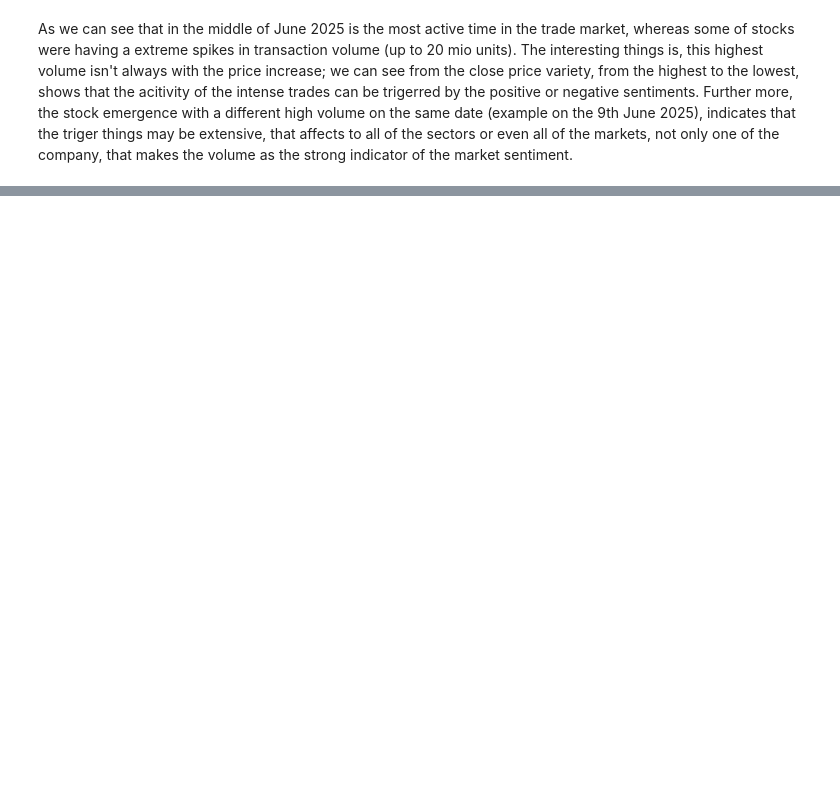
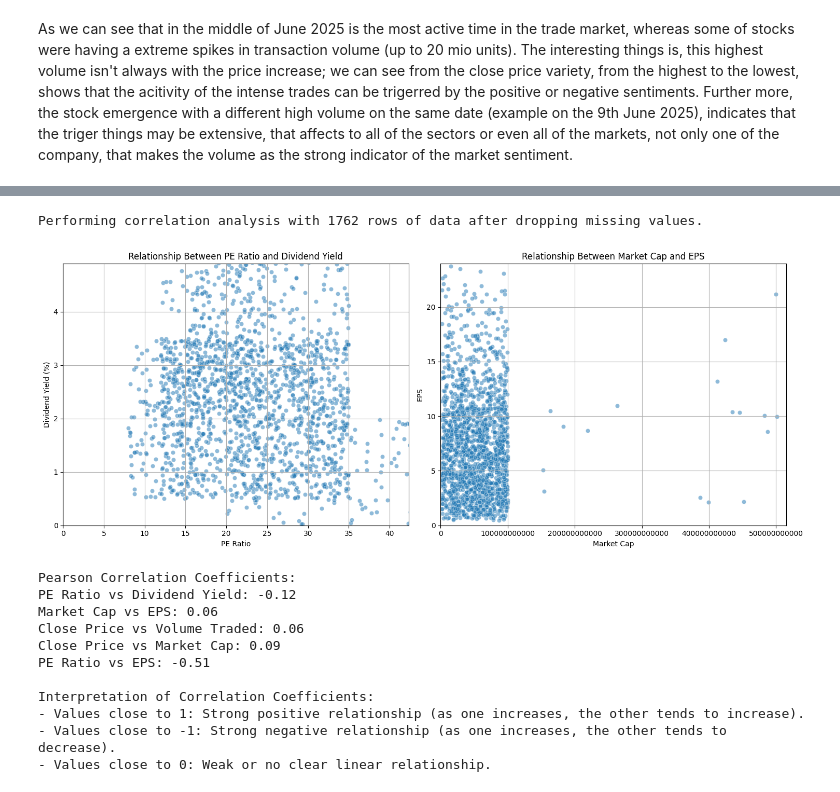
Before and after one commit to xyzaraa/trade-analysis, a Jupyter notebook: main.ipynb, the cells around one changed output, grey strips where cells are left out. Drawn from its saved outputs; the diff is of its cells as text; code cells hidden in the pictures; blank space fills up the shorter version.

Commit message:
analyze other variable

```diff
--- a/main.ipynb
+++ b/main.ipynb
@@ -184,0 +240,66 @@ As we can see that in the middle of June 2025 is the most active time in the tra
+# %%
+columns_for_correlation = ['PE Ratio', 'Dividend Yield', 'Market Cap', 'EPS', 'Close Price', 'Volume Traded']
+df_filtered_corr = df.dropna(subset=columns_for_correlation).copy()
+
+if df_filtered_corr.empty:
+    print("Warning: Not enough data after dropping missing values for correlation analysis. Please check your dataset.")
+else:
+    print(f"Performing correlation analysis with {df_filtered_corr.shape[0]} rows of data after dropping missing values.")
+    plt.figure(figsize=(15, 6))
+    plt.subplot(1, 2, 1)
+    pe_ratio_upper_bound = df_filtered_corr['PE Ratio'].quantile(0.99)
+    div_yield_upper_bound = df_filtered_corr['Dividend Yield'].quantile(0.99)
+
+    sns.scatterplot(x='PE Ratio', y='Dividend Yield', data=df_filtered_corr[df_filtered_corr['PE Ratio'] > 0], alpha=0.5)
+    plt.title('Relationship Between PE Ratio and Dividend Yield')
+    plt.xlabel('PE Ratio')
+    plt.ylabel('Dividend Yield (%)')
+    plt.xlim(0, pe_ratio_upper_bound)
+    plt.ylim(0, div_yield_upper_bound)
+    plt.grid(True)
+
+    plt.subplot(1, 2, 2)
+    market_cap_upper_bound = df_filtered_corr['Market Cap'].quantile(0.99)
+    eps_upper_bound = df_filtered_corr['EPS'].quantile(0.99)
+    sns.scatterplot(x='Market Cap', y='EPS', data=df_filtered_corr, alpha=0.5)
+    plt.title('Relationship Between Market Cap and EPS')
+    plt.xlabel('Market Cap')
+    plt.ylabel('EPS')
+    plt.xlim(0, market_cap_upper_bound)
+    plt.ylim(0, eps_upper_bound)
+    plt.ticklabel_format(style='plain', axis='x')
+    plt.grid(True)
+
+    plt.tight_layout()
+    plt.show()
+
+    print("\nPearson Correlation Coefficients:")
+    corr_pe_div = df_filtered_corr['PE Ratio'].corr(df_filtered_corr['Dividend Yield'])
+    print(f"PE Ratio vs Dividend Yield: {corr_pe_div:.2f}")
+    corr_market_eps = df_filtered_corr['Market Cap'].corr(df_filtered_corr['EPS'])
+    print(f"Market Cap vs EPS: {corr_market_eps:.2f}")
+    corr_close_volume = df_filtered_corr['Close Price'].corr(df_filtered_corr['Volume Traded'])
+    print(f"Close Price vs Volume Traded: {corr_close_volume:.2f}")
+    corr_close_market = df_filtered_corr['Close Price'].corr(df_filtered_corr['Market Cap'])
+    print(f"Close Price vs Market Cap: {corr_close_market:.2f}")
+    corr_pe_eps = df_filtered_corr['PE Ratio'].corr(df_filtered_corr['EPS'])
+    print(f"PE Ratio vs EPS: {corr_pe_eps:.2f}")
+
+    print("\nInterpretation of Correlation Coefficients:")
+    print("- Values close to 1: Strong positive relationship (as one increases, the other tends to increase).")
+    print("- Values close to -1: Strong negative relationship (as one increases, the other tends to decrease).")
+    print("- Values close to 0: Weak or no clear linear relationship.")
+# %% [output]
+Performing correlation analysis with 1762 rows of data after dropping missing values.
+[figure, added]
+Pearson Correlation Coefficients:
+PE Ratio vs Dividend Yield: -0.12
+Market Cap vs EPS: 0.06
+Close Price vs Volume Traded: 0.06
+Close Price vs Market Cap: 0.09
+PE Ratio vs EPS: -0.51
+
+Interpretation of Correlation Coefficients:
+- Values close to 1: Strong positive relationship (as one increases, the other tends to increase).
+- Values close to -1: Strong negative relationship (as one increases, the other tends to decrease).
+- Values close to 0: Weak or no clear linear relationship.
```
Also changed, not shown: parts of 13 cells of this notebook.
